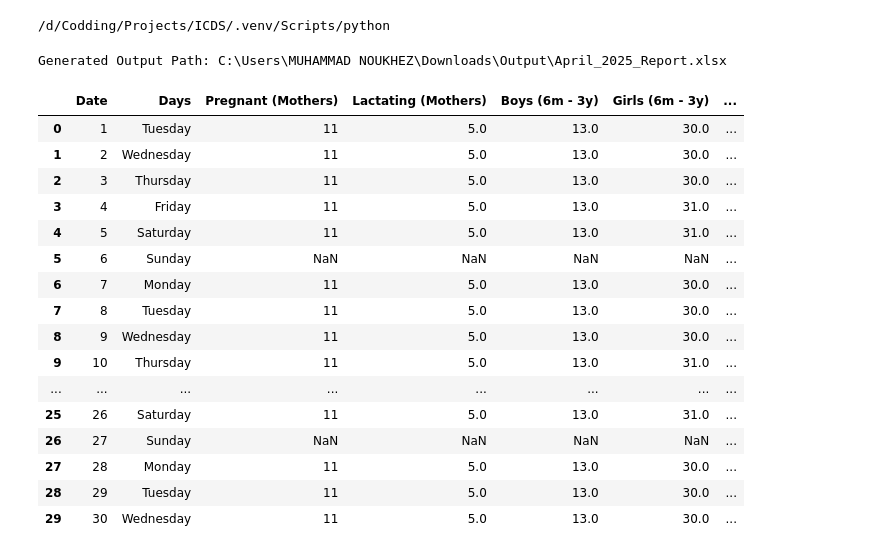
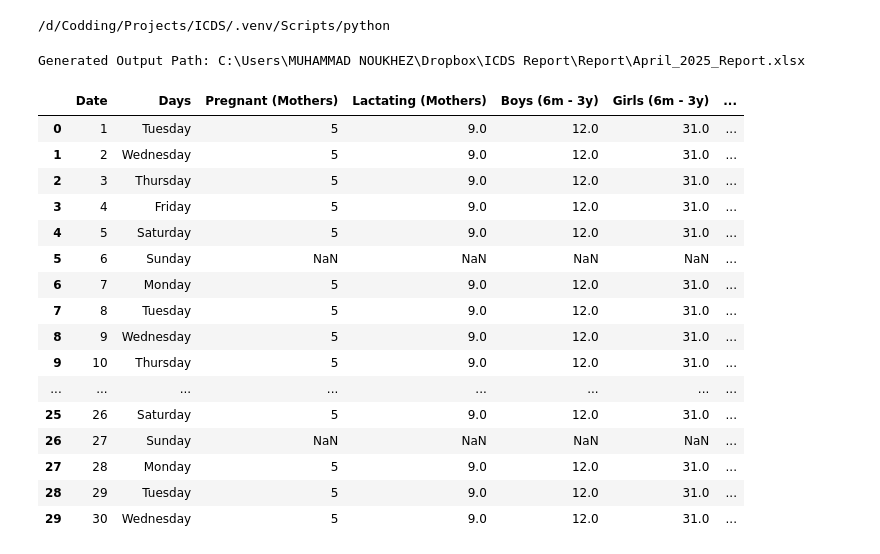
Before and after one commit to mnoukhej/ICDS, a Jupyter notebook: Report_Generator.ipynb, the cells around one changed output. Cells and saved outputs as stored; diff of their text form; code cells hidden in the pictures.

```diff
--- a/Report_Generator.ipynb
+++ b/Report_Generator.ipynb
@@ -16,7 +16,7 @@ from datetime import datetime
 
 from holiday_list import holidays
 # %%
-file_path = r"C:\Users\MUHAMMAD NOUKHEZ\Downloads\Input\April_2025_Report_Format.xlsx"
+file_path = r"C:\Users\MUHAMMAD NOUKHEZ\Dropbox\ICDS Report\Report_Format\April_2025_Report_Format.xlsx"
 # file_path = r"C:\Users\MUHAMMAD NOUKHEZ\Downloads\Input\April_2023_Report_Format.xlsx"
 
 
@@ -28,12 +28,13 @@ match = re.search(r"([A-Za-z]+)_(\d{4})", filename)
 if match:
     month_name, year = match.groups()
     output_filename = f"{month_name}_{year}_Report.xlsx"
-    output_path = os.path.join(r"C:\Users\MUHAMMAD NOUKHEZ\Downloads\Output", output_filename)
+    output_path = os.path.join(r"C:\Users\MUHAMMAD NOUKHEZ\Dropbox\ICDS Report\Report", output_filename)
+    # output_path = os.path.join(r"C:\Users\MUHAMMAD NOUKHEZ\Downloads", output_filename)
     print("Generated Output Path:", output_path)
 else:
     print("Error: Could not extract month and year from the filename.")
 # %% [output]
-Generated Output Path: C:\Users\MUHAMMAD NOUKHEZ\Downloads\Output\April_2025_Report.xlsx
+Generated Output Path: C:\Users\MUHAMMAD NOUKHEZ\Dropbox\ICDS Report\Report\April_2025_Report.xlsx
 # %%
 # Convert month name to number
 month = datetime.strptime(month_name, "%B").month  # "March" -> 3
@@ -47,53 +48,53 @@ date_range = pd.date_range(
 )
 # %%
 
-icds_sheet = pd.read_excel(file_path, sheet_name='Row_sheet')
+icds_sheet = pd.read_excel(file_path, sheet_name='Report Format')
 
 polio_day = 0
 
 # Define the initial Rice balance and the reset date
-initial_rice_balance = 710.960
+initial_rice_balance = 690.455
 rice_reset_date = 0
 new_rice_balance = 0
 current_rice_balance = initial_rice_balance
 
 # Define the initial Daal balance and the reset date
-initial_Daal_balance = 133.620
+initial_Daal_balance = 123.390
 daal_reset_date = 0
 new_Daal_balance = 0
 current_Daal_balance = initial_Daal_balance
 
 # Define the initial Oil balance and the reset date
-initial_Oil_balance = 13.404
+initial_Oil_balance = 8.808
 oil_reset_date = 0
 new_Oil_balance = 0
 current_Oil_balance = initial_Oil_balance
 
 # Define the initial Salt balance and the reset date
-initial_Salt_balance = 13.404
+initial_Salt_balance = 8.808
 salt_reset_date = 0
 new_Salt_balance = 0
 current_Salt_balance = initial_Salt_balance
 
 icds_sheet.head(30)
 # %% [output]
 |  | Date | Days | Pregnant (Mothers) | Lactating (Mothers) | Boys (6m - 3y) | Girls (6m - 3y) | ... |
-| 0 | 1 | Tuesday | 11 | 5.0 | 13.0 | 30.0 | ... |
-| 1 | 2 | Wednesday | 11 | 5.0 | 13.0 | 30.0 | ... |
-| 2 | 3 | Thursday | 11 | 5.0 | 13.0 | 30.0 | ... |
-| 3 | 4 | Friday | 11 | 5.0 | 13.0 | 31.0 | ... |
-| 4 | 5 | Saturday | 11 | 5.0 | 13.0 | 31.0 | ... |
+| 0 | 1 | Tuesday | 5 | 9.0 | 12.0 | 31.0 | ... |
+| 1 | 2 | Wednesday | 5 | 9.0 | 12.0 | 31.0 | ... |
+| 2 | 3 | Thursday | 5 | 9.0 | 12.0 | 31.0 | ... |
+| 3 | 4 | Friday | 5 | 9.0 | 12.0 | 31.0 | ... |
+| 4 | 5 | Saturday | 5 | 9.0 | 12.0 | 31.0 | ... |
 | 5 | 6 | Sunday | NaN | NaN | NaN | NaN | ... |
-| 6 | 7 | Monday | 11 | 5.0 | 13.0 | 30.0 | ... |
-| 7 | 8 | Tuesday | 11 | 5.0 | 13.0 | 30.0 | ... |
-| 8 | 9 | Wednesday | 11 | 5.0 | 13.0 | 30.0 | ... |
-| 9 | 10 | Thursday | 11 | 5.0 | 13.0 | 31.0 | ... |
+| 6 | 7 | Monday | 5 | 9.0 | 12.0 | 31.0 | ... |
+| 7 | 8 | Tuesday | 5 | 9.0 | 12.0 | 31.0 | ... |
+| 8 | 9 | Wednesday | 5 | 9.0 | 12.0 | 31.0 | ... |
+| 9 | 10 | Thursday | 5 | 9.0 | 12.0 | 31.0 | ... |
 | ... | ... | ... | ... | ... | ... | ... | ... |
-| 25 | 26 | Saturday | 11 | 5.0 | 13.0 | 31.0 | ... |
+| 25 | 26 | Saturday | 5 | 9.0 | 12.0 | 31.0 | ... |
 | 26 | 27 | Sunday | NaN | NaN | NaN | NaN | ... |
-| 27 | 28 | Monday | 11 | 5.0 | 13.0 | 30.0 | ... |
-| 28 | 29 | Tuesday | 11 | 5.0 | 13.0 | 30.0 | ... |
-| 29 | 30 | Wednesday | 11 | 5.0 | 13.0 | 30.0 | ... |
+| 27 | 28 | Monday | 5 | 9.0 | 12.0 | 31.0 | ... |
+| 28 | 29 | Tuesday | 5 | 9.0 | 12.0 | 31.0 | ... |
+| 29 | 30 | Wednesday | 5 | 9.0 | 12.0 | 31.0 | ... |
 # %%
 # Regular expression to extract month and year
 match = re.search(r'\\([A-Za-z]+)_(\d{4})_', file_path)
```
Also changed, not shown: parts of 2 cells of this notebook, 1 other file.
